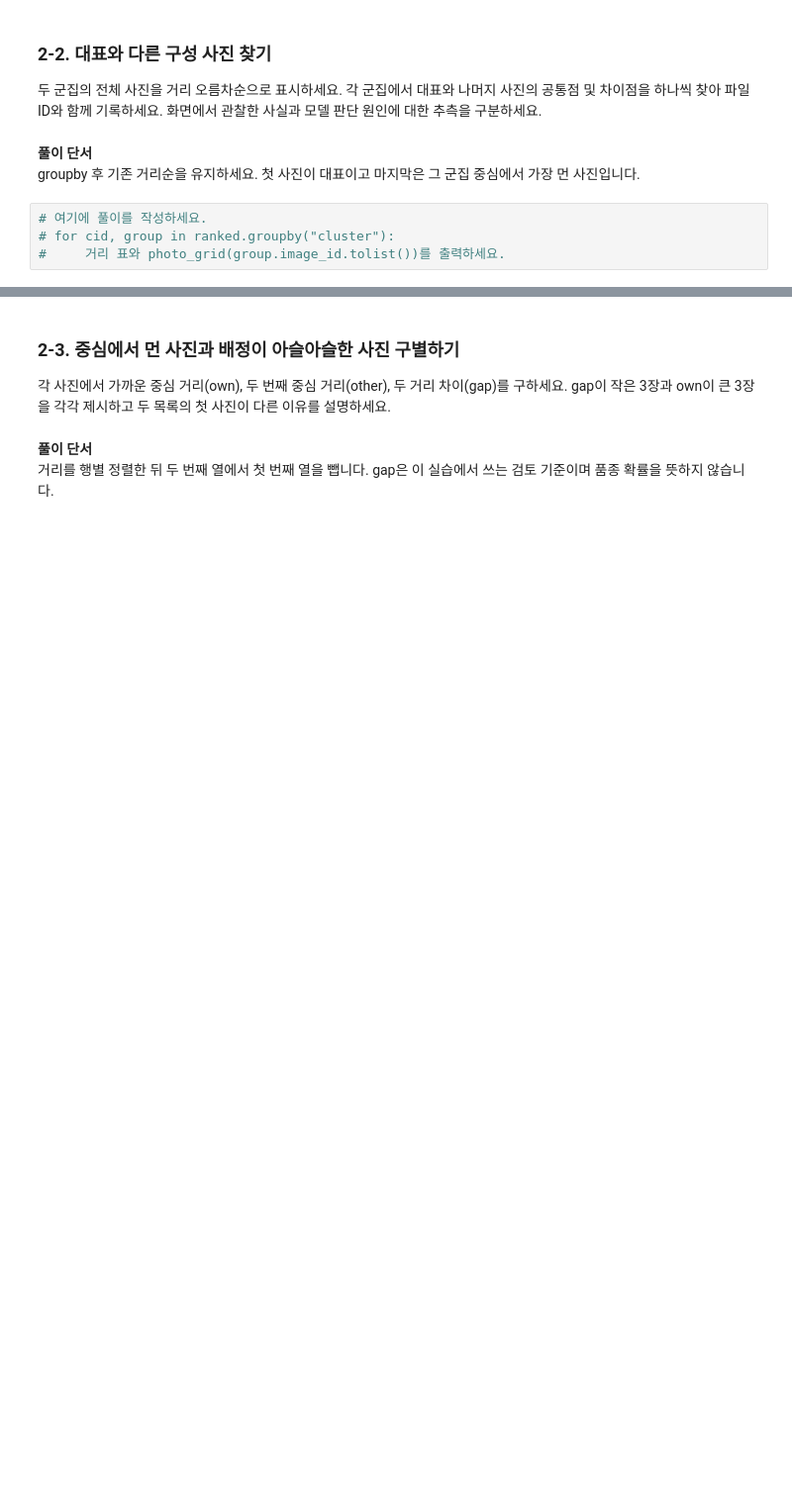
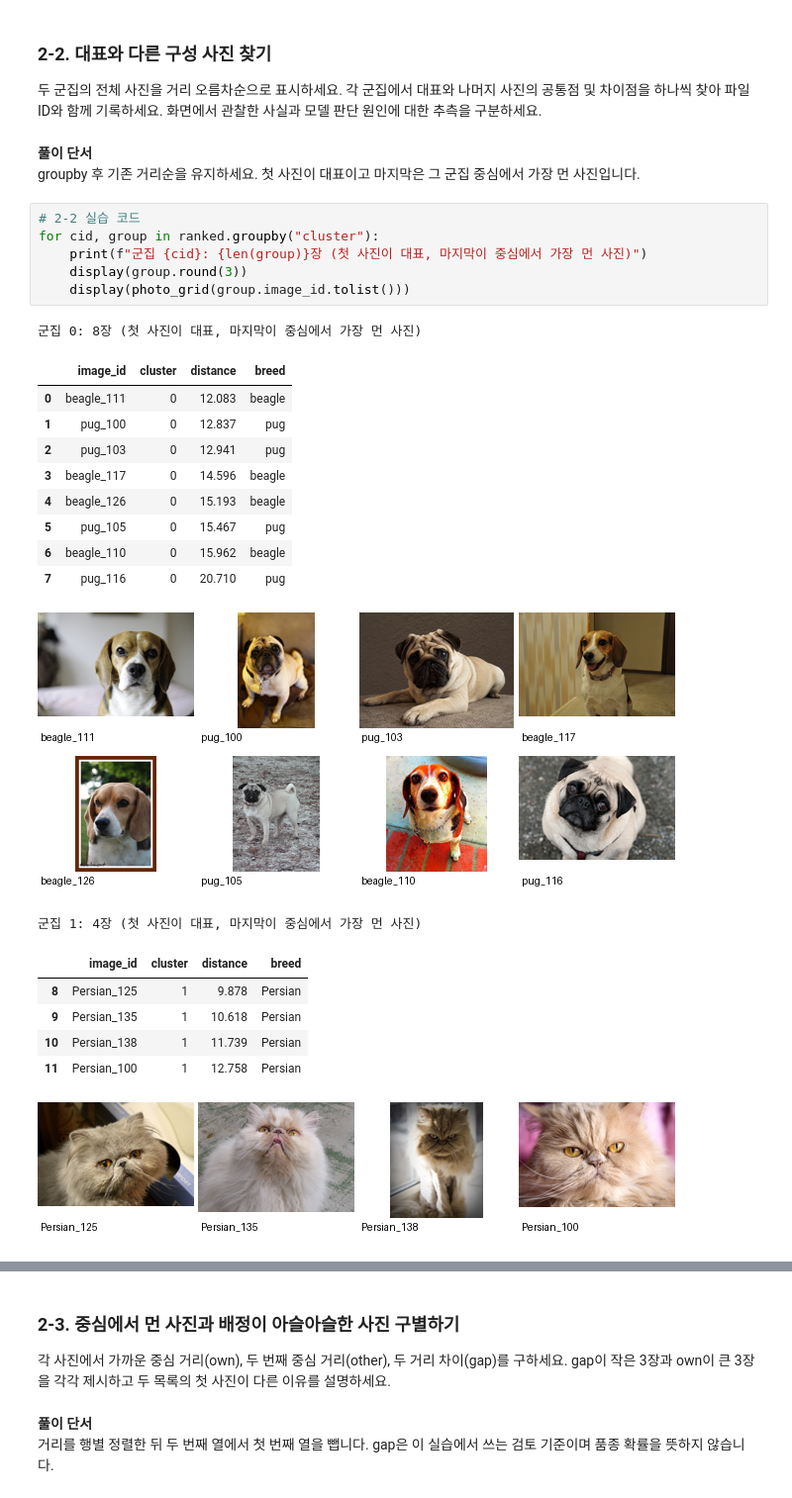
Before and after one commit to mong06701/ImageAnalysis_myh, a Jupyter notebook: 4장2강 이미지 군집화와 결과 해석 실습문제.ipynb, the cells around one changed output, grey strips where cells are left out. Shown at 99% size. Drawn from its saved outputs; the diff is of its cells as text; blank space fills up the shorter version.

```diff
--- a/4장2강 이미지 군집화와 결과 해석 실습문제.ipynb
+++ b/4장2강 이미지 군집화와 결과 해석 실습문제.ipynb
@@ -210,7 +338,28 @@ Pillow의 size는 가로부터, PyTorch 이미지 텐서는 채널부터 읽습
 **풀이 단서**
 groupby 후 기존 거리순을 유지하세요. 첫 사진이 대표이고 마지막은 그 군집 중심에서 가장 먼 사진입니다.
 # %%
-# 여기에 풀이를 작성하세요.
-# for cid, group in ranked.groupby("cluster"):
-#     거리 표와 photo_grid(group.image_id.tolist())를 출력하세요.
+# 2-2 실습 코드
+for cid, group in ranked.groupby("cluster"):
+    print(f"군집 {cid}: {len(group)}장 (첫 사진이 대표, 마지막이 중심에서 가장 먼 사진)")
+    display(group.round(3))
+    display(photo_grid(group.image_id.tolist()))
+# %% [output]
+군집 0: 8장 (첫 사진이 대표, 마지막이 중심에서 가장 먼 사진)
+|  | image_id | cluster | distance | breed |
+| 0 | beagle_111 | 0 | 12.083 | beagle |
+| 1 | pug_100 | 0 | 12.837 | pug |
+| 2 | pug_103 | 0 | 12.941 | pug |
+| 3 | beagle_117 | 0 | 14.596 | beagle |
+| 4 | beagle_126 | 0 | 15.193 | beagle |
+| 5 | pug_105 | 0 | 15.467 | pug |
+| 6 | beagle_110 | 0 | 15.962 | beagle |
+| 7 | pug_116 | 0 | 20.710 | pug |
+[figure, added]
+군집 1: 4장 (첫 사진이 대표, 마지막이 중심에서 가장 먼 사진)
+|  | image_id | cluster | distance | breed |
+| 8 | Persian_125 | 1 | 9.878 | Persian |
+| 9 | Persian_135 | 1 | 10.618 | Persian |
+| 10 | Persian_138 | 1 | 11.739 | Persian |
+| 11 | Persian_100 | 1 | 12.758 | Persian |
+[figure, added]
 # %% [markdown]
```
Also changed, not shown: parts of 24 cells of this notebook, 15 other files.
